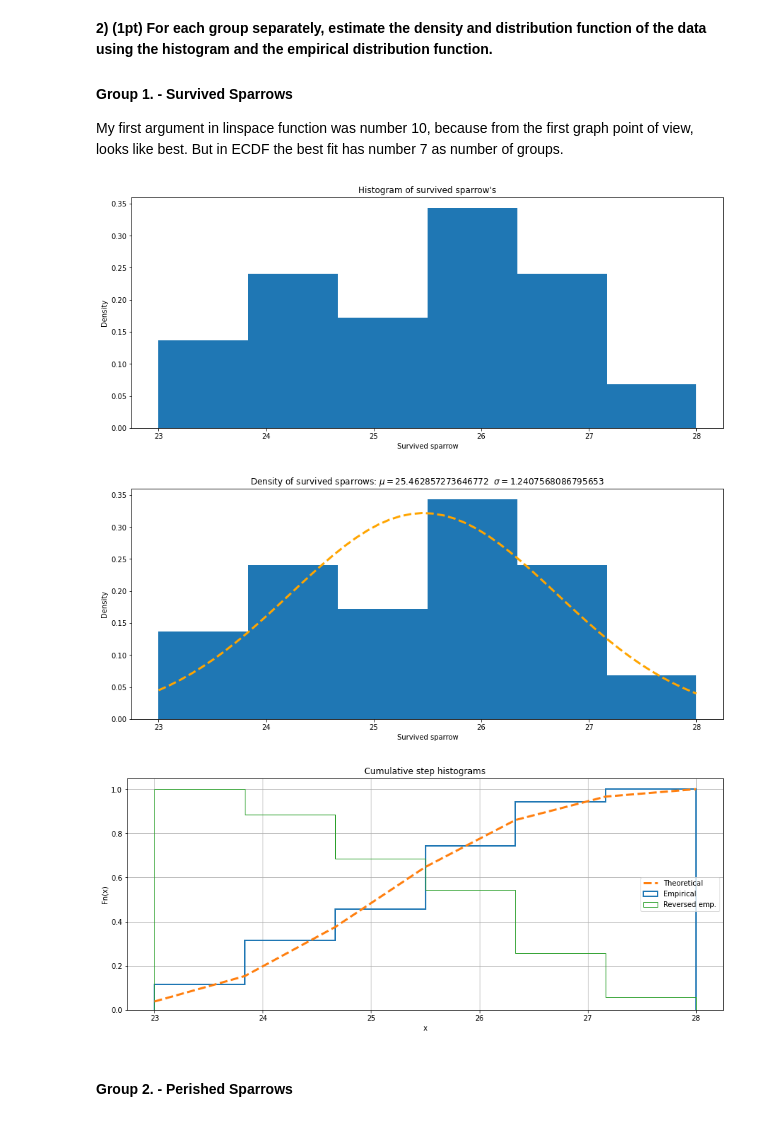
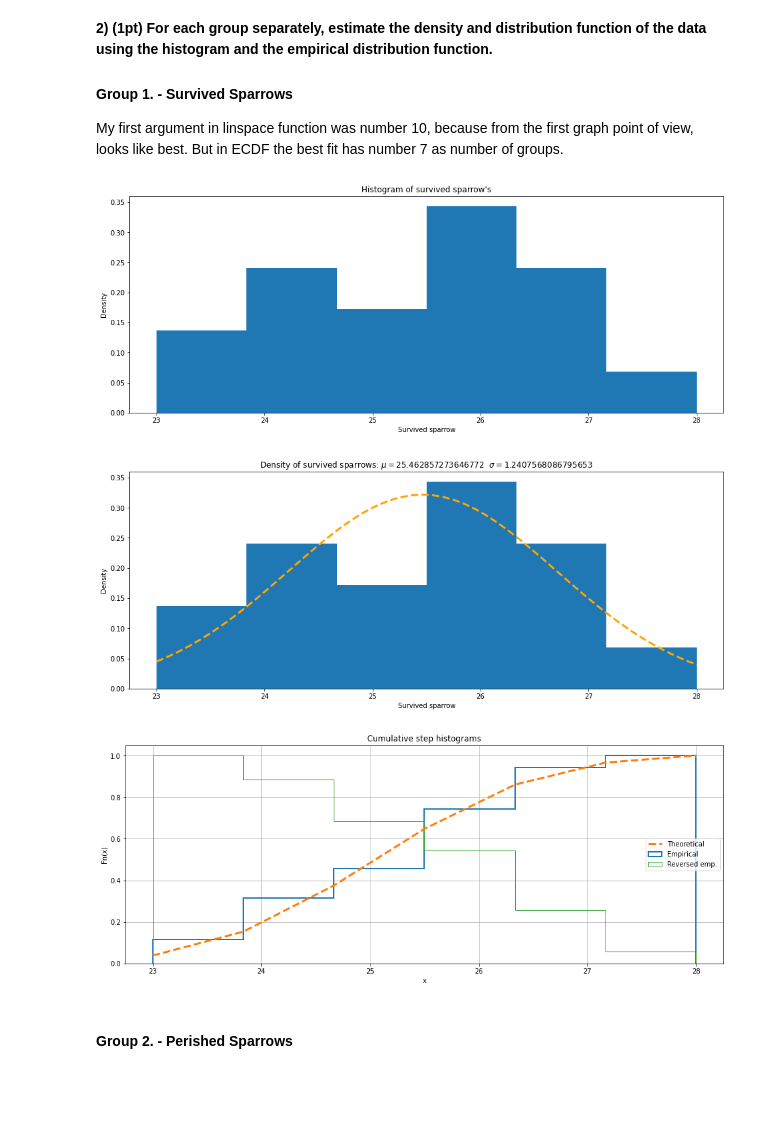
Before and after one commit to mihino89/CTU-STU, a Jupyter notebook: BIE-PST-HW/BIE-PST.ipynb, the cells around one changed output. Cells and saved outputs as stored; diff of their text form; code cells hidden in the pictures; blank space fills up the shorter version.

```diff
--- a/BIE-PST-HW/BIE-PST.ipynb
+++ b/BIE-PST-HW/BIE-PST.ipynb
@@ -147,20 +149,20 @@ Statistical estimations of perished sparrows:
 My first argument in linspace function was number 10, because from the first graph point of view, looks like best. But in ECDF the best fit has number 7 as number of groups.
 # %%
 # linspace() -> Return evenly spaced numbers over a specified interval.[1]
-plt.figure(figsize=(15,6))
+plt.figure(figsize=(16,6))
 plt.title("Histogram of survived sparrow's")
 plt.ylabel('Density')
 plt.xlabel('Survived sparrow')
 
 n, bins, patches = plt.hist(survived, bins_s, density=1)
 # %% [output]
-[figure, old version]
+[figure, new version]
 # %%
-density_x = np.linspace(survived_min, survived_max)
+density_x_s = np.linspace(survived_min, survived_max)
 
-plt.figure(figsize=(15,6))
+plt.figure(figsize=(16,6))
 n, bins, patches = plt.hist(survived, bins_s, density=1)
-plt.plot(density_x, norm.pdf(density_x, loc=mu_s, scale=sigma_s), '--', linewidth=3, color='orange')
+plt.plot(density_x_s, norm.pdf(density_x_s, loc=mu_s, scale=sigma_s), '--', linewidth=3, color='orange')
 
 plt.title("Density of survived sparrows: $\mu= $" + str(mu_s) +"  $\sigma= $" + str(sigma_s))
 plt.ylabel('Density')
@@ -170,9 +172,9 @@ plt.xlabel('Survived sparrow')
 fig.tight_layout()
 plt.show()
 # %% [output]
-[figure, old version]
+[figure, new version]
 # %%
-fig, ax = plt.subplots(figsize=(15, 6))
+fig, ax = plt.subplots(figsize=(16, 6))
 
 # plot the cumulative histogram
 n, bins, patches = ax.hist(survived, bins_s,linewidth=2, density=True, histtype='step',
@@ -199,7 +201,7 @@ ax.set_ylabel('Fn(x)')
 
 plt.show()
 # %% [output]
-[figure, old version]
+[figure, new version]
 # %% [markdown]
 
 
```
Also changed, not shown: parts of 22 cells of this notebook.
